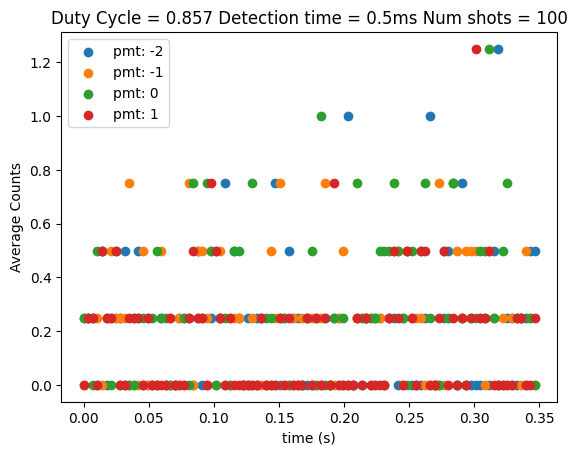
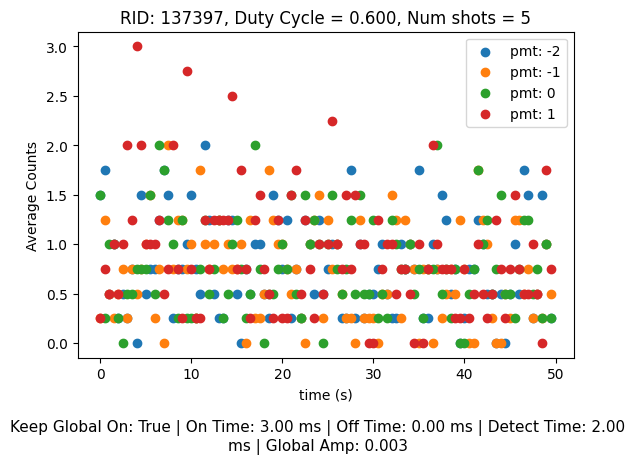
Unified diff of the notebook cell whose output changed from the first chart to the second:
--- before
+++ after
@@ -1,7 +1 @@
-for pmt_idx, vals in data.items():
-    plt.scatter(times, vals, label="pmt: " + str(pmt_list[pmt_idx]))
-plt.legend()
-plt.xlabel("time (s)")
-plt.ylabel("Average Counts")
-plt.title(f"Duty Cycle = {duty_cycle:.3f}, Detection time = {detect_time*1e3}ms, Num shots = {num_shots}")
-plt.show()
+plot_raw_couts(137397, 5)

Commit: Added caption and moved code to function